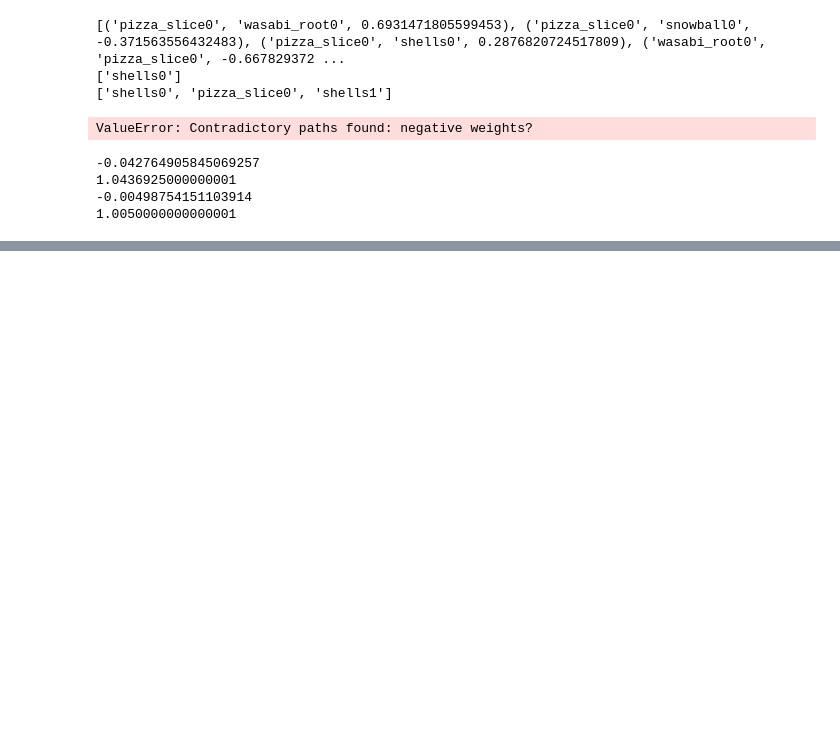
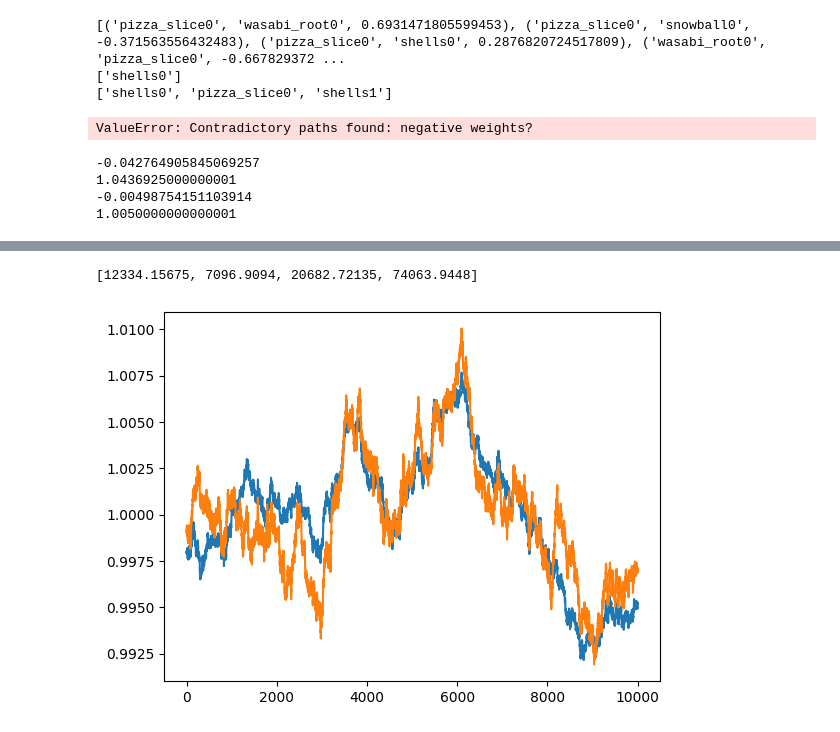
Before and after one commit to MoisheKeselman/IMC-Prosperity-HAM, a Jupyter notebook: imc_prosperity_ham/data_display.ipynb, the cells around one changed output, grey strips where cells are left out. Cells and saved outputs as stored; diff of their text form; code cells hidden in the pictures; blank space fills up the shorter version.

```diff
--- a/imc_prosperity_ham/data_display.ipynb
+++ b/imc_prosperity_ham/data_display.ipynb
@@ -163,0 +192,18 @@ print(1/math.exp(sum))
+# %%
+prices_round_4_day_1 = pandas.read_csv("data/island-data-bottle-round-4/prices_round_4_day_3.csv", delimiter=";")
+
+baguette = prices_round_4_day_1[prices_round_4_day_1['product'] == 'BAGUETTE'].reset_index()
+dip = prices_round_4_day_1[prices_round_4_day_1['product'] == 'DIP'].reset_index()
+ukulele = prices_round_4_day_1[prices_round_4_day_1['product'] == 'UKULELE'].reset_index()
+picnic = prices_round_4_day_1[prices_round_4_day_1['product'] == 'PICNIC_BASKET'].reset_index()
+
+products = [baguette, dip, ukulele, picnic]
+standardized_products = [product.mid_price / np.mean(product.mid_price) for product in products]
+
+x_vals = list(range(len(standardized_products[0])))
+
+plt.plot(x_vals, (standardized_products[0] + standardized_products[1] + standardized_products[2])/3, x_vals, standardized_products[3])
+print([np.mean(product.mid_price) for product in products])
+# %% [output]
+[12334.15675, 7096.9094, 20682.72135, 74063.9448]
+[figure, added]
```
Also changed, not shown: parts of 2 cells of this notebook, 2 other files.
